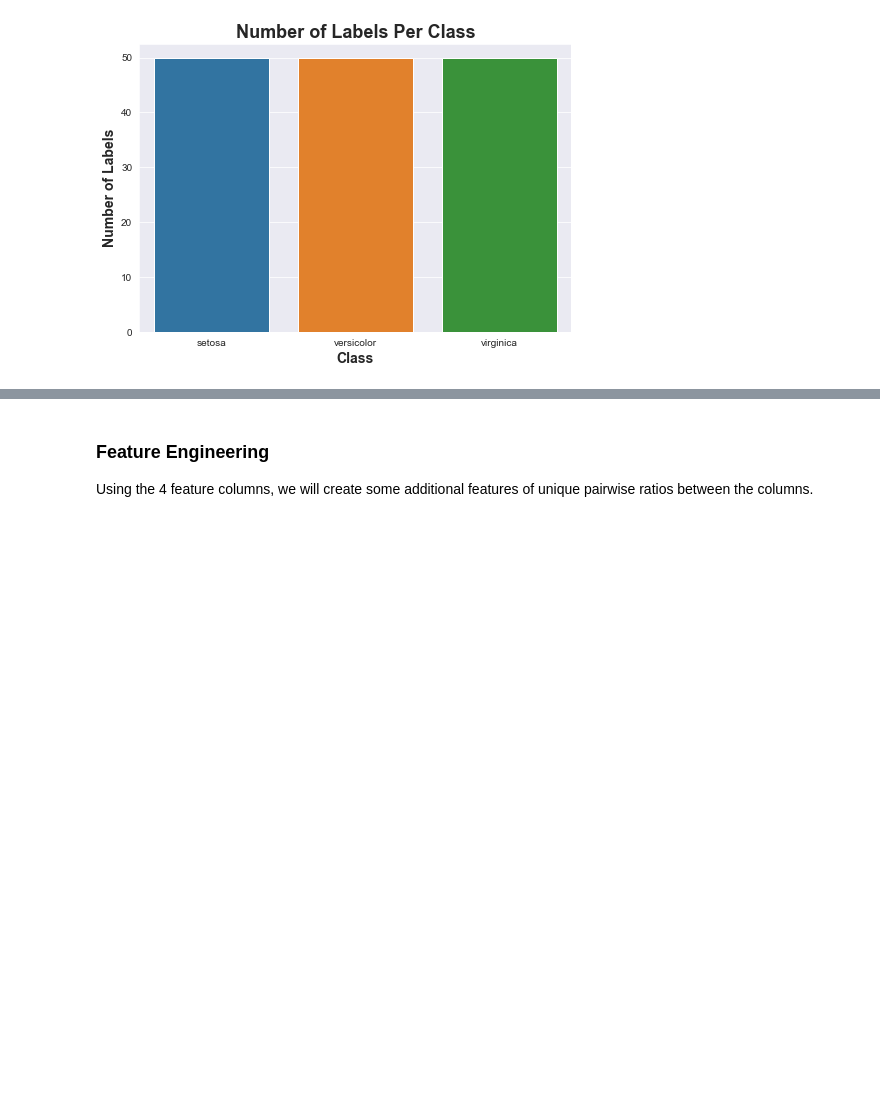
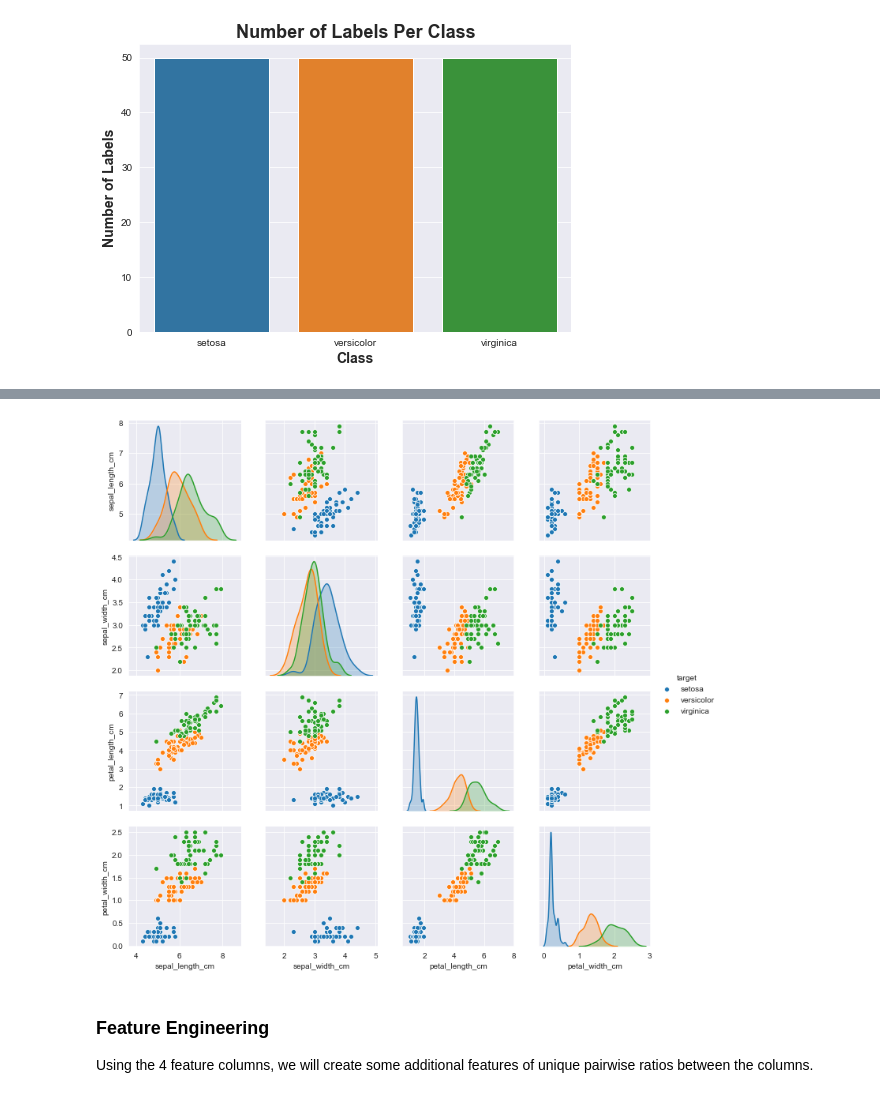
Before and after one commit to Amitg4/KNN_ModelValidation, a Jupyter notebook: KNN From Scratch, OOP.ipynb, the cells around one changed output, grey strips where cells are left out. Saved outputs shown, nothing was run; the diff lists cells and outputs as text; code cells hidden in the pictures; blank space fills up the shorter version.

```diff
--- a/KNN From Scratch, OOP.ipynb
+++ b/KNN From Scratch, OOP.ipynb
@@ -710,24 +694,0 @@ for cols in iris.columns[:-1]:
-# %%
-#PAIRWISE FEATURES
-twoattributes = list(combinations(iris.iloc[:,:-1].columns,2))
-
-#2D SCATTER MPL, PLOTTING PAIRWISE FEATURES ALONG WITH THEIR TARGET VALUES
-fig,axes = plt.subplots(3,2,figsize=(23,23))
-rowcount = 0
-colcount = 0
-for items in twoattributes:
-    sns.set_style('darkgrid')
-    axes[rowcount,colcount].scatter(iris[iris['target']=='setosa'][items[0]],iris[iris['target']=='setosa'][items[1]],label='setosa')
-    axes[rowcount,colcount].scatter(iris[iris['target']=='versicolor'][items[0]],iris[iris['target']=='versicolor'][items[1]],label='versicolor')
-    axes[rowcount,colcount].scatter(iris[iris['target']=='virginica'][items[0]],iris[iris['target']=='virginica'][items[1]],label='virginica')
-    axes[rowcount,colcount].set_xlabel(items[0],fontsize = 14,fontweight = 'bold')
-    axes[rowcount,colcount].set_ylabel(items[1],fontsize = 14,fontweight = 'bold')
-    axes[rowcount,colcount].set_title(items[0] + ' x ' + items[1],fontsize = 18,fontweight = 'bold')
-    axes[rowcount,colcount].grid(lw=1)
-    axes[rowcount,colcount].legend(fontsize = 14)
-    if colcount == 0:
-        colcount = 1
-    else:
-        colcount = 0
-        rowcount = rowcount + 1
-fig.tight_layout()
@@ -738,16 +694,0 @@ fig.tight_layout()
-# %%
-#3D SCATTER USING MPL
-threeattributes = list(combinations(iris.iloc[:,:-1].columns,3))
-for items in threeattributes:
-    sns.set_style('darkgrid')
-    fig = plt.figure(figsize=(6,6))
-    axes = Axes3D(fig)
-    axes.scatter(iris[iris['target']=='setosa'][items[0]],iris[iris['target']=='setosa'][items[1]],iris[iris['target']=='setosa'][items[2]],label='setosa')
-    axes.scatter(iris[iris['target']=='versicolor'][items[0]],iris[iris['target']=='versicolor'][items[1]],iris[iris['target']=='versicolor'][items[2]],label='versicolor')
-    axes.scatter(iris[iris['target']=='virginica'][items[0]],iris[iris['target']=='virginica'][items[1]],iris[iris['target']=='virginica'][items[2]],label='virginica')
-    axes.set_xlabel(items[0],fontsize = 12, fontweight = 'bold')
-    axes.set_ylabel(items[1],fontsize = 12, fontweight = 'bold')
-    axes.set_zlabel(items[2],fontsize = 12, fontweight = 'bold')
-    axes.set_title(items[0] + ' x ' + items[1] + ' x ' + items[2],fontsize = 14, fontweight = 'bold')
-    axes.grid(lw=1)
-    axes.legend(loc='lower left',fontsize = 12)
@@ -759,3 +695,9 @@ for items in threeattributes:
+# %%
+#PLOTTING 2D RELATIONSHIPS BETWEEN THE NUMERICAL FEATURES ON A SCATTER PLOT GRID USING SEABORN
+sns.pairplot(iris,hue='target')
+plt.show()
+# %% [output]
+[figure, added]
 # %% [markdown]
 ### Feature Engineering
 Using the 4 feature columns, we will create some additional features of unique pairwise ratios between the columns.
```
Also changed, not shown: parts of 12 cells of this notebook, 1 other file.
